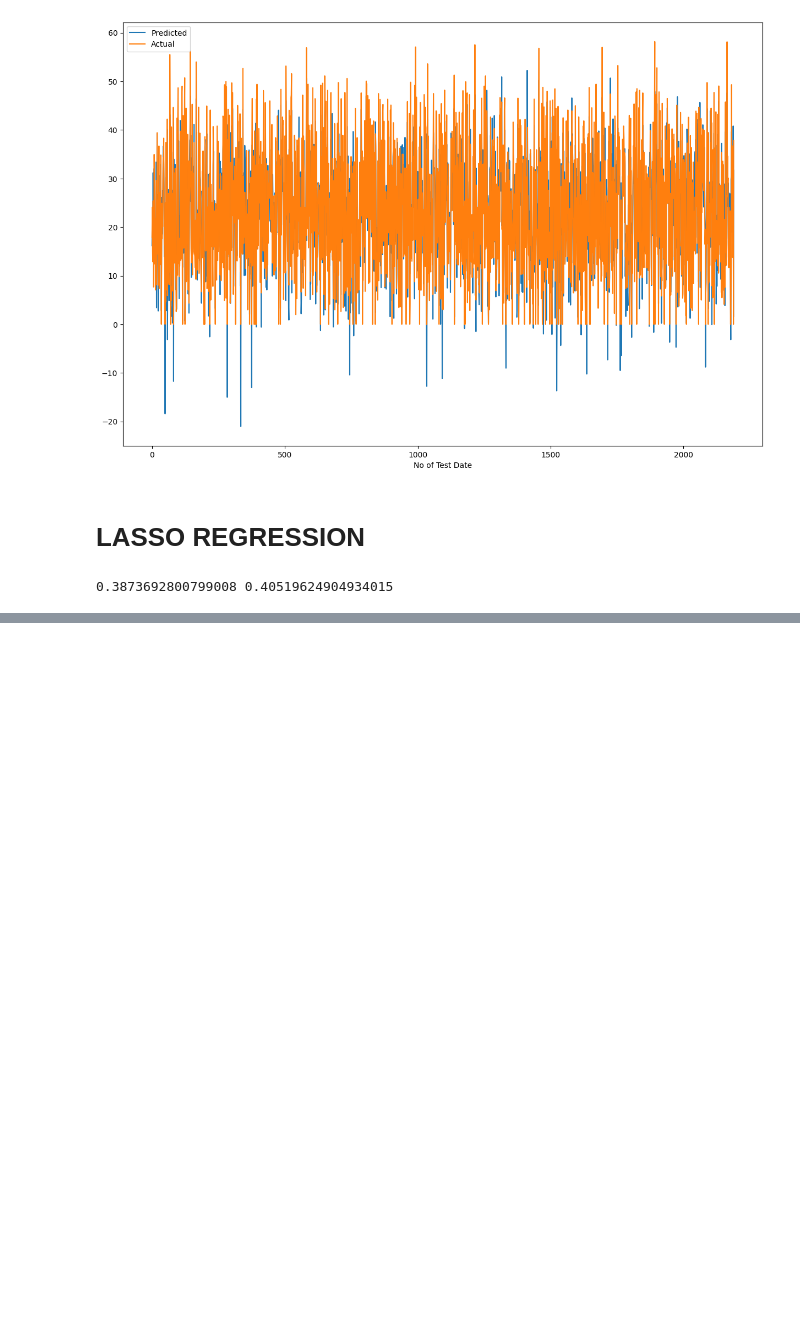
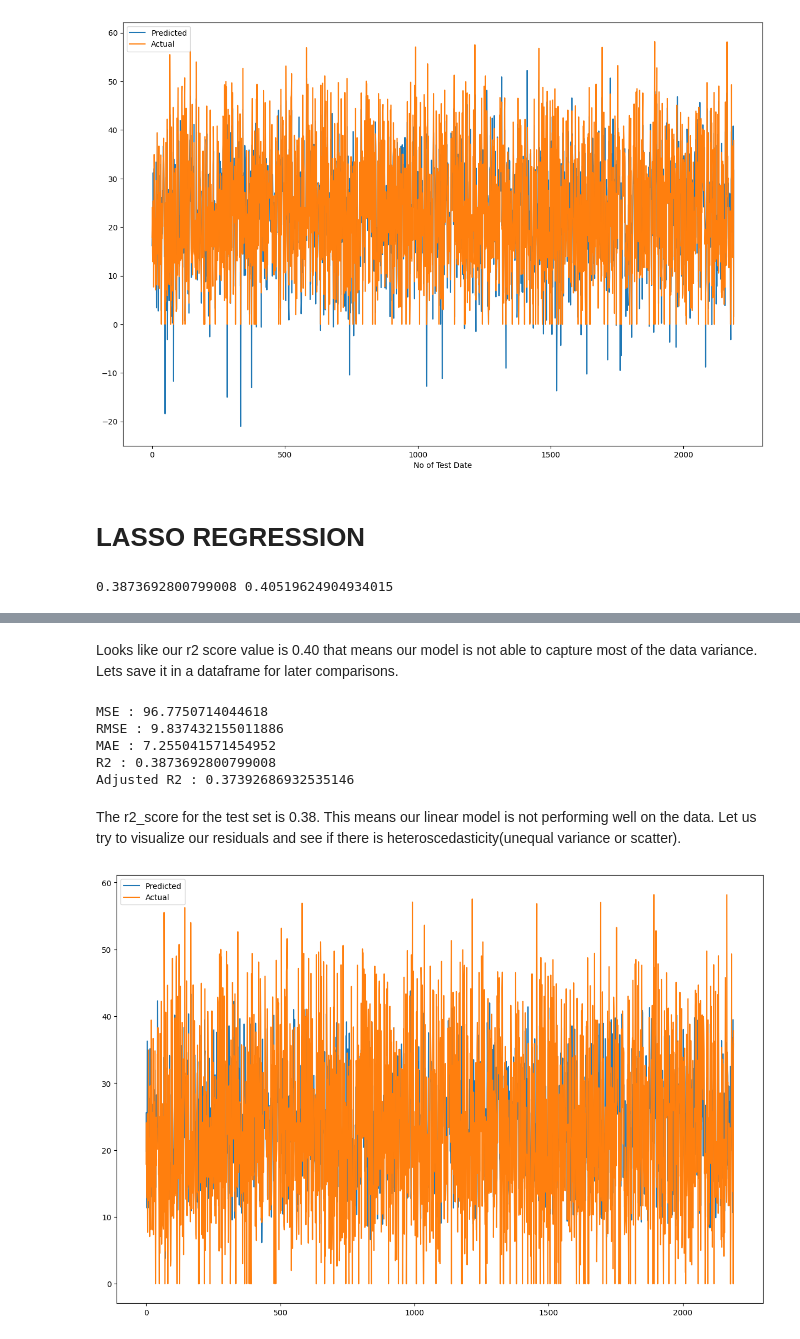
Before and after one commit to AkashK18/-Bike-Sharing-Demand-Prediction---Capstone-Project, a Jupyter notebook: Bike_Sharing_Demand_Prediction_.ipynb, the cells around one changed output, grey strips where cells are left out. Saved outputs shown, nothing was run; the diff lists cells and outputs as text; code cells hidden in the pictures; blank space fills up the shorter version.

```diff
--- a/Bike_Sharing_Demand_Prediction_.ipynb
+++ b/Bike_Sharing_Demand_Prediction_.ipynb
@@ -1211,0 +1220,2 @@ print("Adjusted R2 :",1-(1-r2_score(y_train, y_pred_train_lasso))*((X_test.shape
+# %% [markdown]
+Looks like our r2 score value is 0.40 that means our model is not able to capture most of the data variance. Lets save it in a dataframe for later comparisons.
@@ -1211,0 +1232,30 @@ print("Adjusted R2 :",1-(1-r2_score(y_train, y_pred_train_lasso))*((X_test.shape
+# %%
+from sklearn.metrics import mean_squared_error
+
+#calculate MSE
+MSE_1 = mean_squared_error(y_test, y_pred_test_lasso)
+print("MSE :",MSE_1)
+
+#calculate RMSE
+RMSE_1 = np.sqrt(MSE_1)
+print("RMSE :",RMSE_1)
+
+#calculate MAE
+MAE_1 = mean_absolute_error(y_test, y_pred_test_lasso)
+print("MAE :",MAE_l)
+
+
+from sklearn.metrics import r2_score
+#calculate r2 and adjusted r2
+r2_1 = r2_score((y_test), (y_pred_test_lasso))
+print("R2 :",r2_1)
+Adjusted_R2_1 = (1-(1-r2_score((y_test), (y_pred_test_lasso)))*((X_test.shape[0]-1)/(X_test.shape[0]-X_test.shape[1]-1)))
+print("Adjusted R2 :",1-(1-r2_score((y_test), (y_pred_test_lasso)))*((X_test.shape[0]-1)/(X_test.shape[0]-X_test.shape[1]-1)))
+# %% [output]
+MSE : 96.7750714044618
+RMSE : 9.837432155011886
+MAE : 7.255041571454952
+R2 : 0.3873692800799008
+Adjusted R2 : 0.37392686932535146
+# %% [markdown]
+The r2_score for the test set is 0.38. This means our linear model is not performing well on the data. Let us try to visualize our residuals and see if there is heteroscedasticity(unequal variance or scatter).
@@ -1211,0 +1272,9 @@ print("Adjusted R2 :",1-(1-r2_score(y_train, y_pred_train_lasso))*((X_test.shape
+# %%
+#Plot the figure
+plt.figure(figsize =(15,10))
+plt.plot(np.array(y_pred_test_lasso))
+plt.plot(np.array((y_test)))
+plt.legend({"Predicted","Actual"})
+plt.show()
+# %% [output]
+[figure, added]
```
Also changed, not shown: parts of 6 cells of this notebook.
